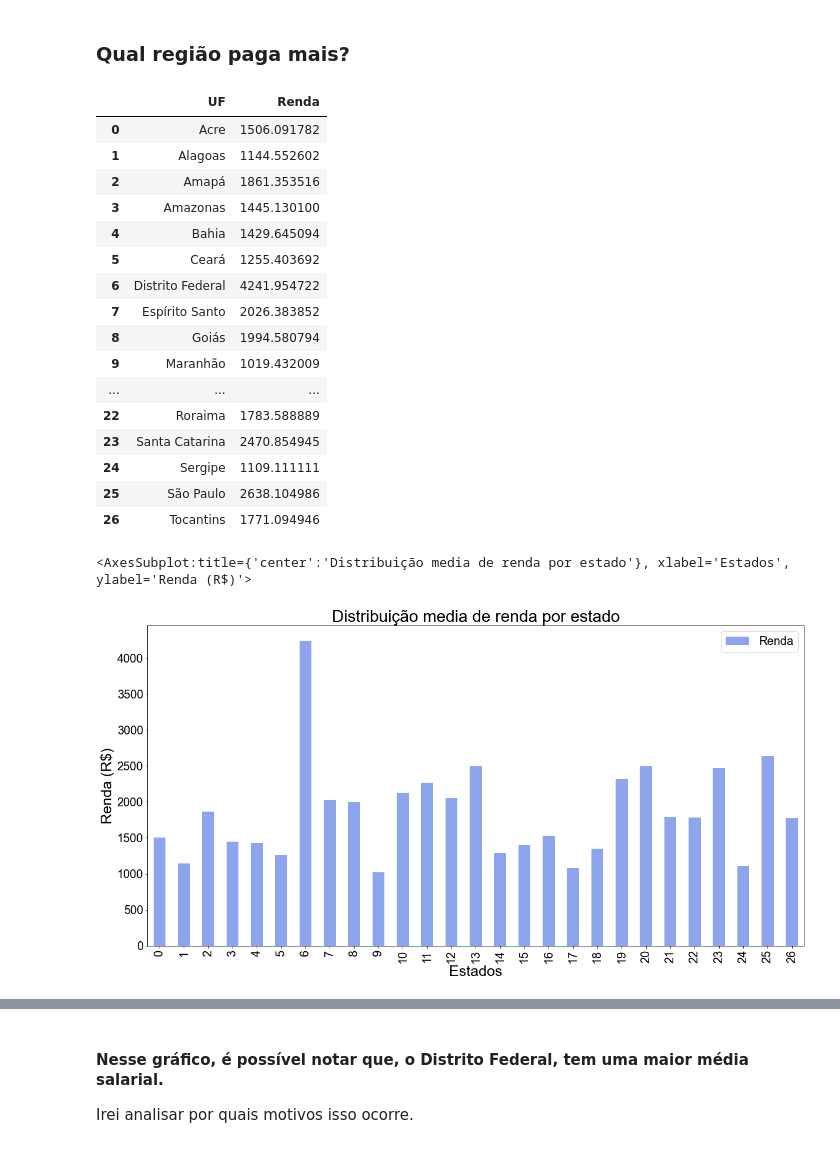
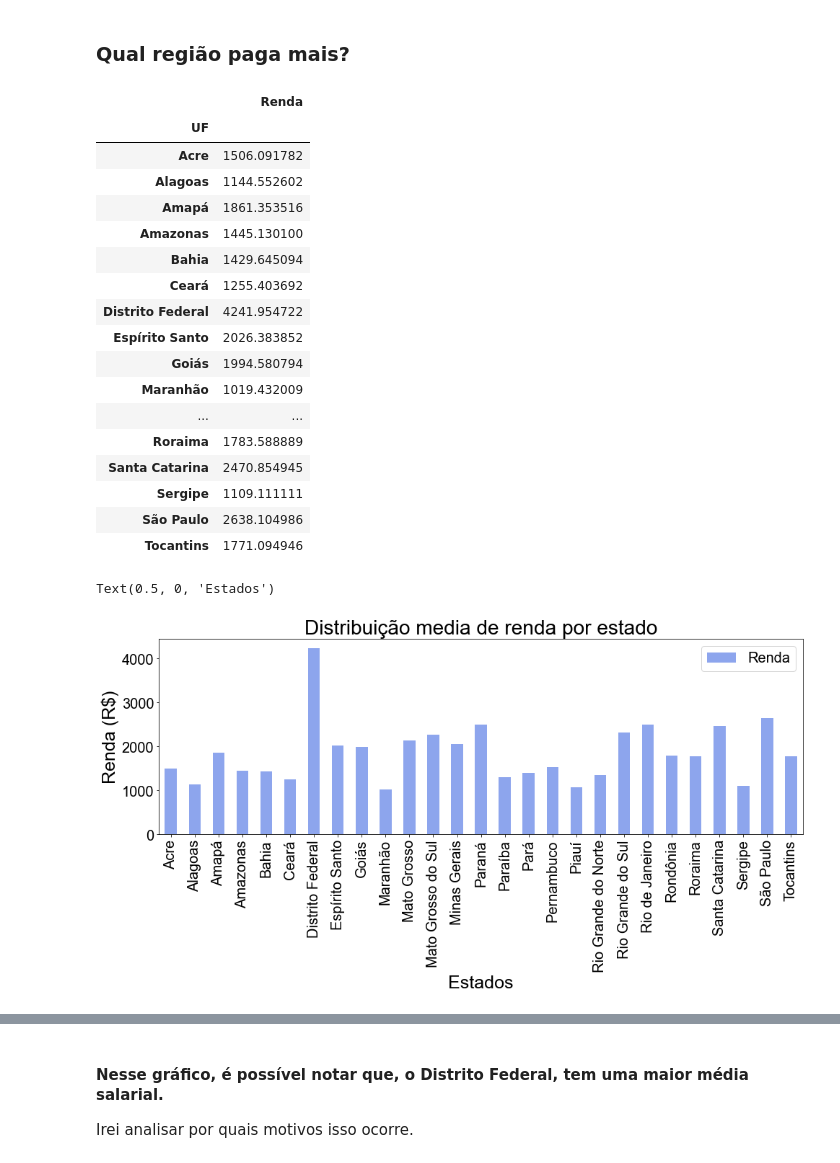
Before and after one commit to Marcus-Bernard0/Data-Science-projects, a Jupyter notebook: 1 - Projeto PNAD/Projeto.ipynb, the cells around one changed output, grey strips where cells are left out. Cells and saved outputs as stored; diff of their text form; code cells hidden in the pictures.

Commit message:
imagem gráfico

```diff
--- a/1 - Projeto PNAD/Projeto.ipynb
+++ b/1 - Projeto PNAD/Projeto.ipynb
@@ -433,34 +437,37 @@ plt.show()
+# %%
+plt.rcParams['figure.figsize'] = [2, 2]
+ax.figure.savefig('cor.png')
 # %% [markdown]
 ### Qual região paga mais?
 # %%
-regiao = dados.groupby(['UF']).Renda.mean().to_frame().reset_index()
+regiao = dados.groupby(['UF']).Renda.mean().to_frame()
 regiao
 # %% [output]
-|  | UF | Renda |
-| 0 | Acre | 1506.091782 |
-| 1 | Alagoas | 1144.552602 |
-| 2 | Amapá | 1861.353516 |
-| 3 | Amazonas | 1445.130100 |
-| 4 | Bahia | 1429.645094 |
-| 5 | Ceará | 1255.403692 |
-| 6 | Distrito Federal | 4241.954722 |
-| 7 | Espírito Santo | 2026.383852 |
-| 8 | Goiás | 1994.580794 |
-| 9 | Maranhão | 1019.432009 |
-| ... | ... | ... |
-| 22 | Roraima | 1783.588889 |
-| 23 | Santa Catarina | 2470.854945 |
-| 24 | Sergipe | 1109.111111 |
-| 25 | São Paulo | 2638.104986 |
-| 26 | Tocantins | 1771.094946 |
+|  | Renda |
+| UF |  |
+| Acre | 1506.091782 |
+| Alagoas | 1144.552602 |
+| Amapá | 1861.353516 |
+| Amazonas | 1445.130100 |
+| Bahia | 1429.645094 |
+| Ceará | 1255.403692 |
+| Distrito Federal | 4241.954722 |
+| Espírito Santo | 2026.383852 |
+| Goiás | 1994.580794 |
+| Maranhão | 1019.432009 |
+| ... | ... |
+| Roraima | 1783.588889 |
+| Santa Catarina | 2470.854945 |
+| Sergipe | 1109.111111 |
+| São Paulo | 2638.104986 |
+| Tocantins | 1771.094946 |
 # %%
 
 ax = regiao.plot.bar(color = 'royalblue', alpha = .6)#Configurações e plotagem
-ax.figure.set_size_inches(20, 10)
+ax.figure.set_size_inches(16, 5)
 ax.set_title('Distribuição media de renda por estado', {'fontsize' : 28}) #título
 ax.set_ylabel('Renda (R$)', {'fontsize' : 25})
 ax.set_xlabel('Estados', {'fontsize' : 25})
-ax
 # %% [output]
-<AxesSubplot:title={'center':'Distribuição media de renda por estado'}, xlabel='Estados', ylabel='Renda (R$)'>
+Text(0.5, 0, 'Estados')
-[figure, old version]
+[figure, new version]
```
Also changed, not shown: parts of 10 cells of this notebook, 2 other files.
